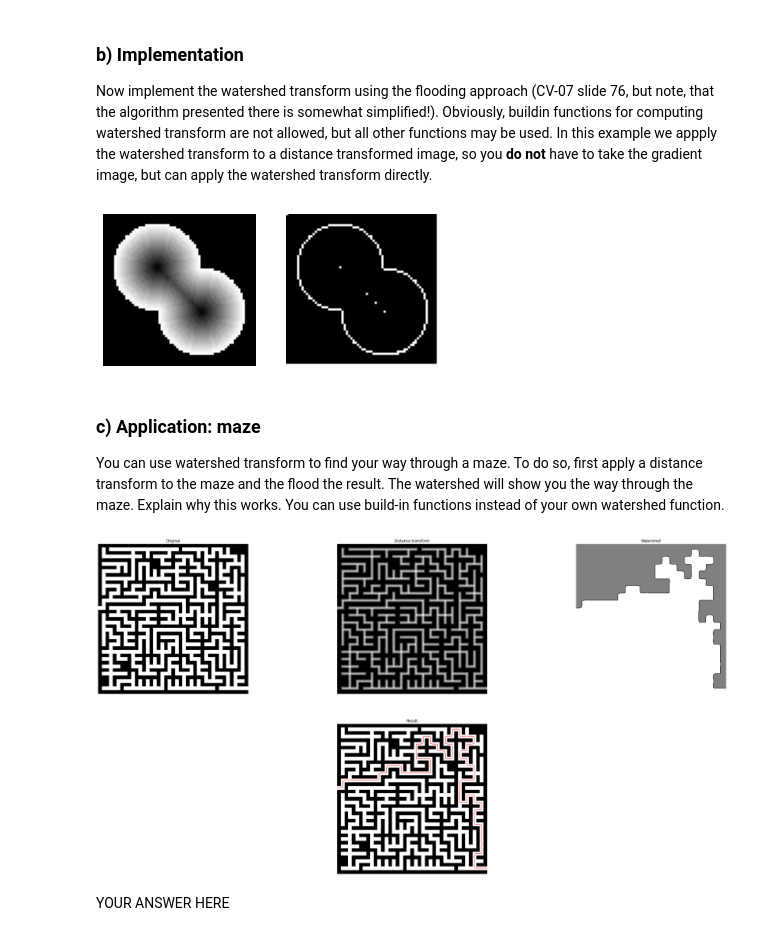
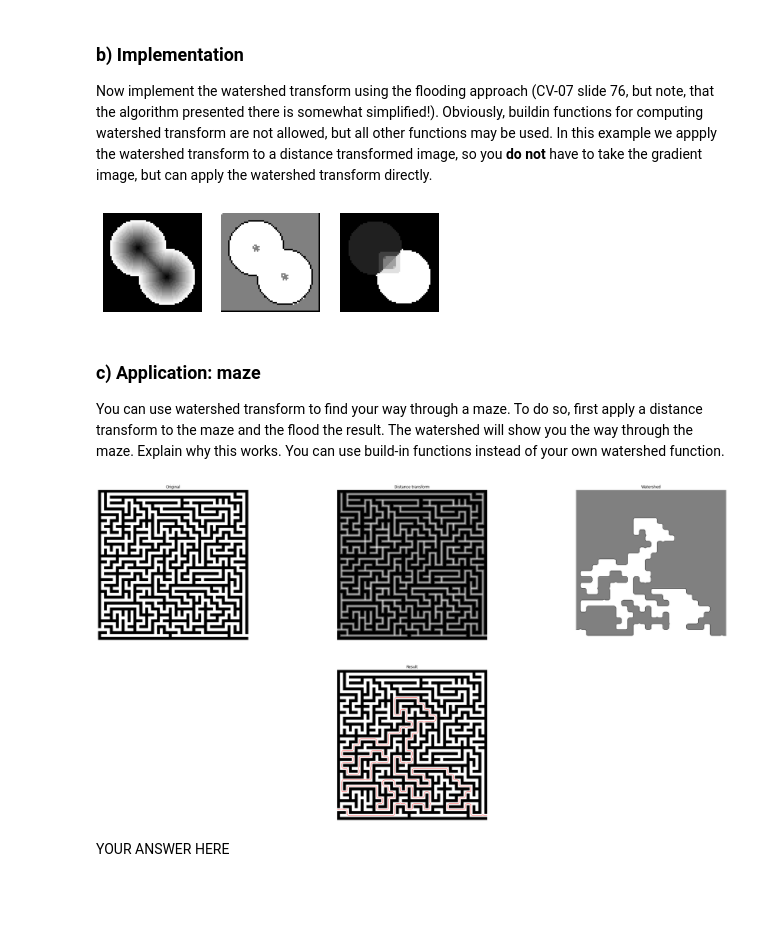
Before and after one commit to jebape/cv3_2021, a Jupyter notebook: Sheet 05/sheet05.ipynb, the cells around one changed output. Cells and saved outputs as stored; diff of their text form; code cells hidden in the pictures; blank space fills up the shorter version.

```diff
--- a/Sheet 05/sheet05.ipynb
+++ b/Sheet 05/sheet05.ipynb
@@ -127,6 +131,7 @@ Now implement the watershed transform using the flooding approach (CV-07 slide 7
 import numpy as np
 import imageio
 import matplotlib.pyplot as plt
+from skimage.segmentation import watershed as ws
 %matplotlib inline
 
 def watershed(img, step=1):
@@ -163,45 +168,41 @@ def watershed(img, step=1):
                             img[i - 1][j - 1], img[i][j - 1], img[i + 1][j - 1],
                             img[i - 1][j],                    img[i + 1][j],
                             img[i - 1][j + 1], img[i][j + 1], img[i + 1][j + 1]
                         ]
                     label_neighbors = [
                             label[i - 1][j - 1], label[i][j - 1], label[i + 1][j - 1],
                             label[i - 1][j],                      label[i + 1][j],
                             label[i - 1][j + 1], label[i][j + 1], label[i + 1][j + 1]
                         ]
 
 
                     # isolated
-                    if all(0 == neighbor for neighbor in label_neighbors):
+                    if all(h > neighbor for neighbor in label_neighbors):
                         label[i][j] = NEW_LABEL
                     # segment
                     elif all(label_neighbors[0] == neighbor for neighbor in label_neighbors):
                         label[i][j] = label_neighbors[0]
                     # watershed
                     else:
                         label[i][j] = WATERSHED
 
         h += 1
 
-    for i in range(M):
-        for j in range(N):
-            label[i][j] = 0 if label[i][j] == WATERSHED else 1
+#     for i in range(M):
+#         for j in range(N):
+#             label[i][j] = 0 if label[i][j] == WATERSHED else 1
 
     return label
 
 img = imageio.imread('images/dist_circles.png', pilmode='L')
 
 plt.gray()
-plt.subplot(1,2,1)
-plt.axis('off')
-plt.imshow(img)
-
-plt.subplot(1,2,2)
-plt.axis('off')
-plt.imshow(watershed(img))
+plt.subplot(1,3,1); plt.axis('off'); plt.imshow(img);
+plt.subplot(1,3,2); plt.axis('off'); plt.imshow(watershed(img))
+plt.subplot(1,3,3); plt.axis('off'); plt.imshow(ws(img))
 plt.show()
 # %% [output]
-[figure, old version]
+[figure, new version]
 # %% [markdown]
 ### c) Application: maze
 
@@ -212,15 +213,15 @@ import numpy as np
 import imageio
 import matplotlib.pyplot as plt
 from scipy.ndimage.morphology import distance_transform_edt
-from skimage.segmentation import watershed
+from skimage.segmentation import watershed as ws
 
 %matplotlib inline
 
-img = imageio.imread('images/maze2.png', pilmode = 'L') # 'maze1.png' or 'maze2.png'
+img = imageio.imread('images/maze1.png', pilmode = 'L') # 'maze1.png' or 'maze2.png'
 
 result = img[:, :, np.newaxis].repeat(3, 2)
 distance = distance_transform_edt(img)
-water = watershed(distance, watershed_line=True)
+water = ws(img, watershed_line=True)
 
 result[water == 0] = (255, 0, 0)
 
@@ -233,7 +234,7 @@ plt.subplot(2,3,5); plt.axis('off'); plt.imshow(result); plt.title('Result')
 
 plt.show()
 # %% [output]
-[figure, old version]
+[figure, new version]
 # %% [markdown]
 YOUR ANSWER HERE
 # %% [markdown]
```
Also changed, not shown: parts of 4 cells of this notebook, 1 other file.
